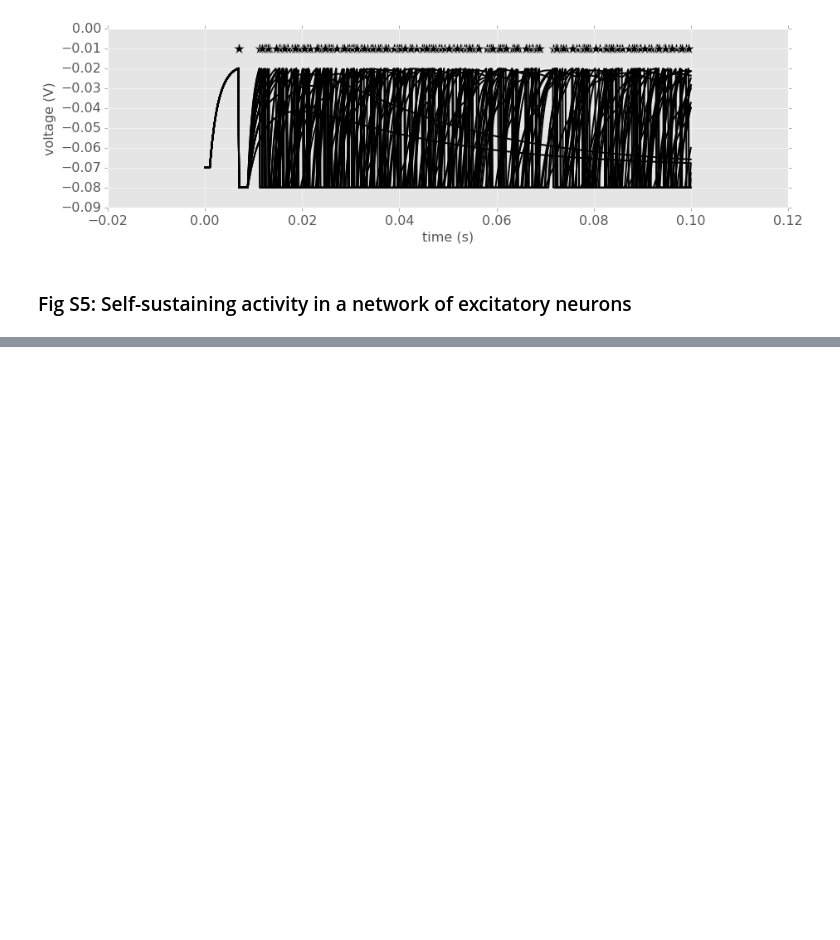
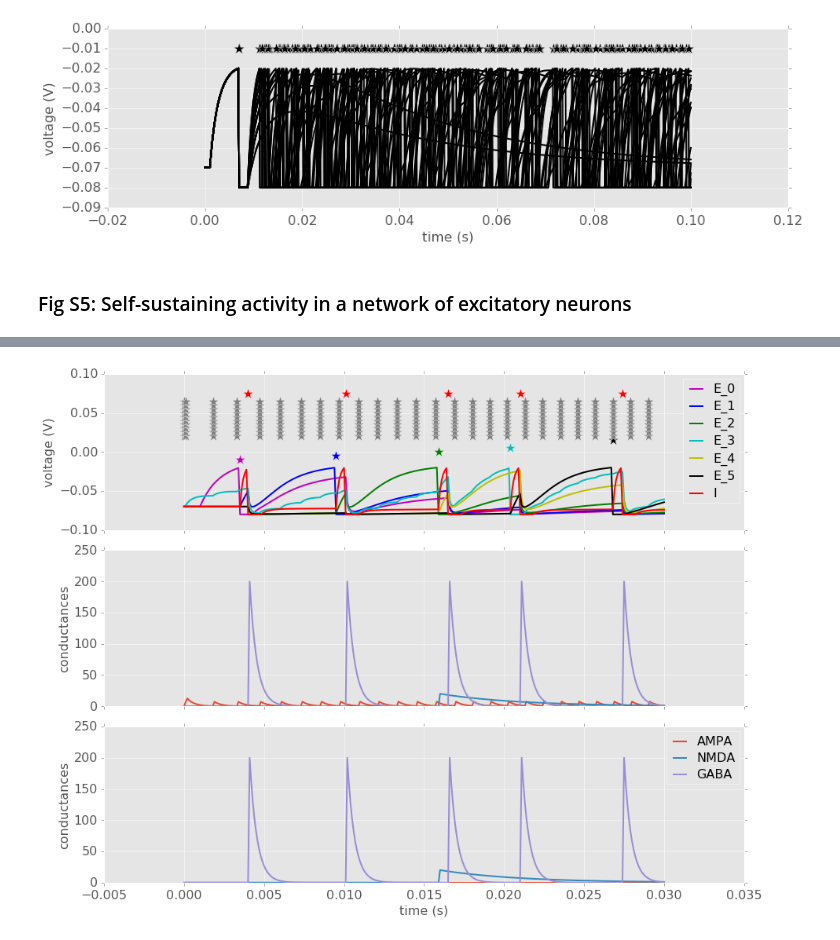
Before and after one commit to rkp8000/nothing_but_reruns, a Jupyter notebook: _S1_lif_demo.ipynb, the cells around one changed output, grey strips where cells are left out. Saved outputs shown, nothing was run; the diff lists cells and outputs as text; code cells hidden in the pictures; blank space fills up the shorter version.

```diff
--- a/_S1_lif_demo.ipynb
+++ b/_S1_lif_demo.ipynb
@@ -120,0 +122,18 @@ f = fig_s6(
+# %%
+f = fig_s7(
+    SEED=0, V_REST=-0.07, TAU_M=0.03, V_TH=-0.02, V_RESET=-0.08, REFRAC_PER=0.001,
+    TAUS_SYN={'nmda': 0.005, 'ampa': .0005, 'gaba': 0.0005},
+    V_REVS_SYN={'nmda': 0.0, 'ampa': 0.0, 'gaba': -0.08},
+    CHAIN_LENGTH=3, N_CELLS_MEMORY=10,
+    P_CONNECT_MEMORY={'nmda': .3, 'ampa': 0, 'gaba': 0},
+    W_EE={'nmda': 20, 'ampa': 0, 'gaba': 0}, W_EI={'nmda': 0, 'ampa': 0, 'gaba': 200},
+    W_IE={'nmda': 0, 'ampa': 100, 'gaba': 0}, W_II={'nmda':0, 'ampa': 0, 'gaba': 10},
+    W_EE_MEMORY={'nmda': 3, 'ampa': 0, 'gaba': 0},
+    W_MEMORY_OUTPUT={'nmda': 0, 'ampa': .7, 'gaba': 0},
+    DRIVE_STRENGTHS={'nmda': 20, 'ampa': 0, 'gaba': 0},
+    DRIVE_TIMES={'nmda': [.001], 'ampa': [], 'gaba': []},
+    SIM_DURATION=.03, DT=0.0001,
+    FIG_SIZE=(13, 10), FONT_SIZE=16, COLORS=['m', 'b', 'g', 'c', 'y', 'k'],
+)
+# %% [output]
+[figure, added]
```
Also changed, not shown: parts of 4 cells of this notebook.
